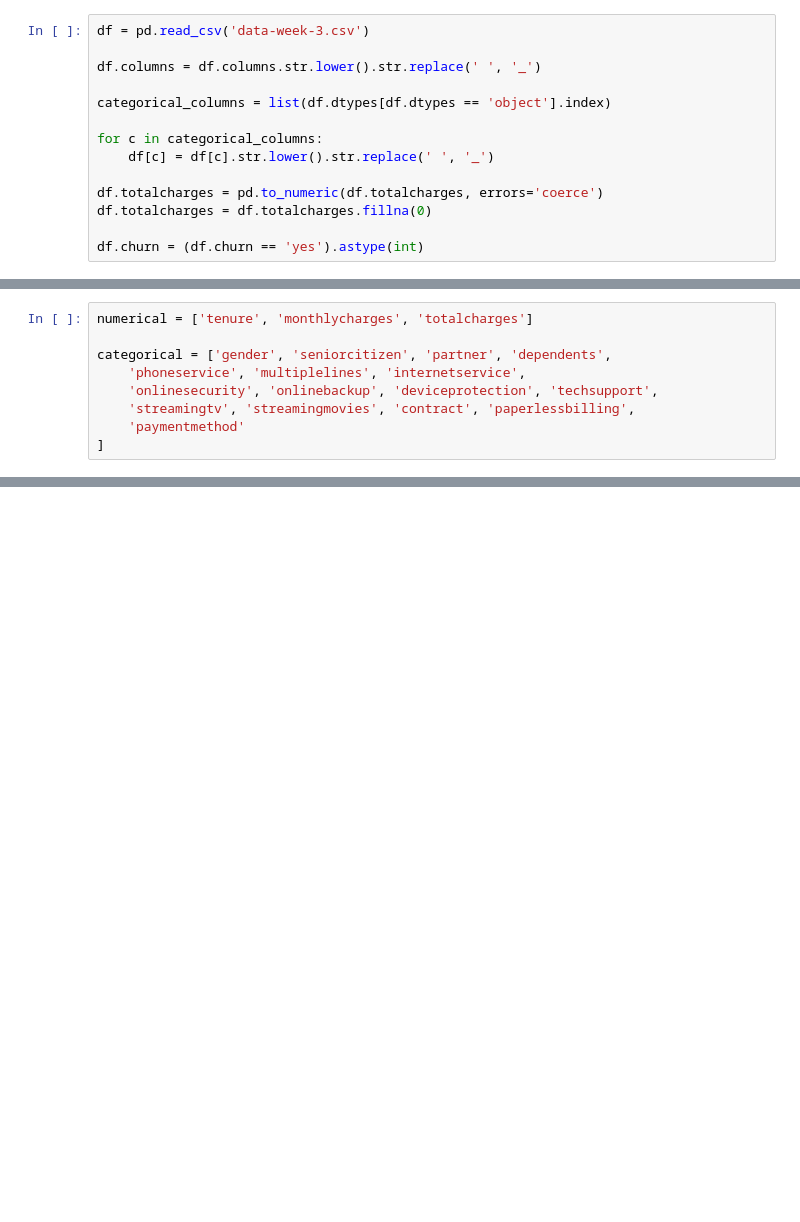
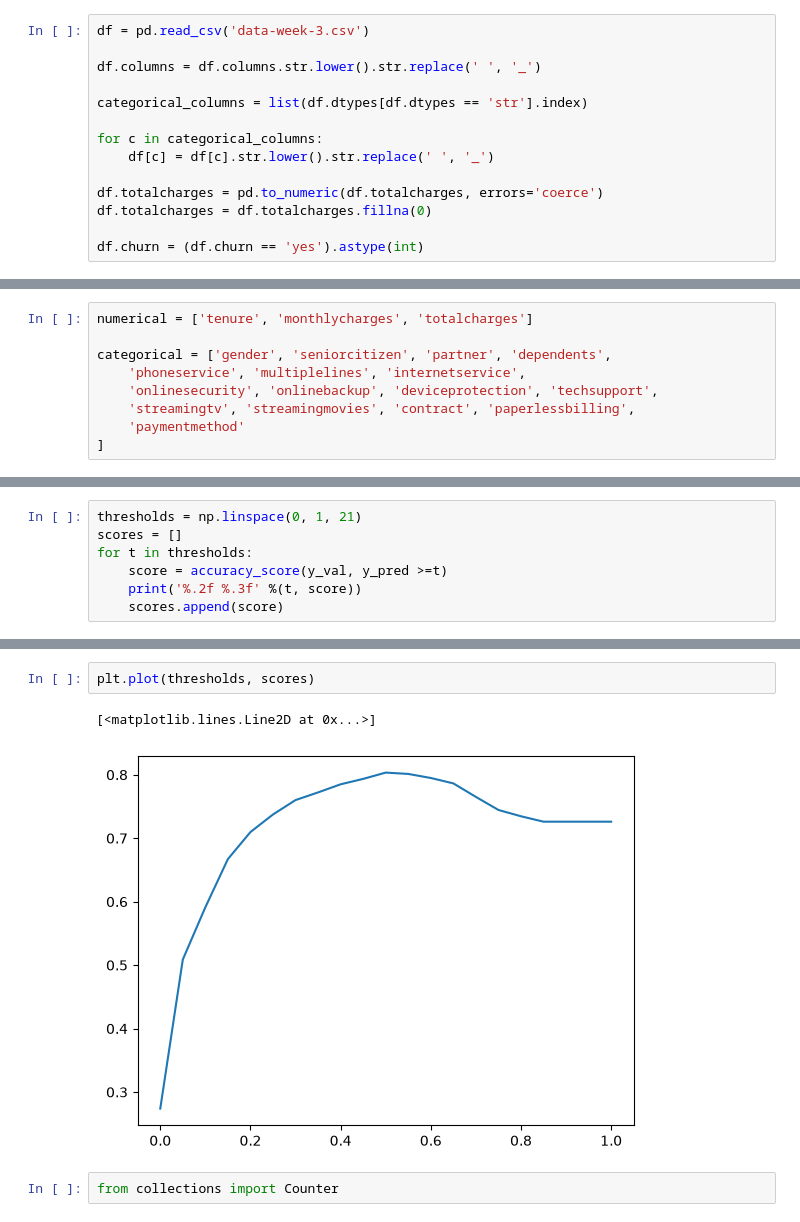
Before and after one commit to Assena-Emmanuel/Machine-learning-homework, a Jupyter notebook: 04-evaluation/course.ipynb, the cells around one changed output, grey strips where cells are left out. Saved outputs shown, nothing was run; the diff lists cells and outputs as text; blank space fills up the shorter version.

```diff
--- a/04-evaluation/course.ipynb
+++ b/04-evaluation/course.ipynb
@@ -12,7 +27,7 @@ df = pd.read_csv('data-week-3.csv')
 
 df.columns = df.columns.str.lower().str.replace(' ', '_')
 
-categorical_columns = list(df.dtypes[df.dtypes == 'object'].index)
+categorical_columns = list(df.dtypes[df.dtypes == 'str'].index)
 
 for c in categorical_columns:
     df[c] = df[c].str.lower().str.replace(' ', '_')
@@ -65,0 +121,7 @@ AttributeError: 'LogisticRegression' object has no attribute 'coef_'
+# %%
+thresholds = np.linspace(0, 1, 21)
+scores = []
+for t in thresholds:
+    score = accuracy_score(y_val, y_pred >=t)
+    print('%.2f %.3f' %(t, score))
+    scores.append(score)
@@ -65,0 +146,7 @@ AttributeError: 'LogisticRegression' object has no attribute 'coef_'
+# %%
+plt.plot(thresholds, scores)
+# %% [output]
+[<matplotlib.lines.Line2D at 0x...>]
+[figure, added]
+# %%
+from collections import Counter
```
Also changed, not shown: parts of 21 cells of this notebook, 2 other files.
